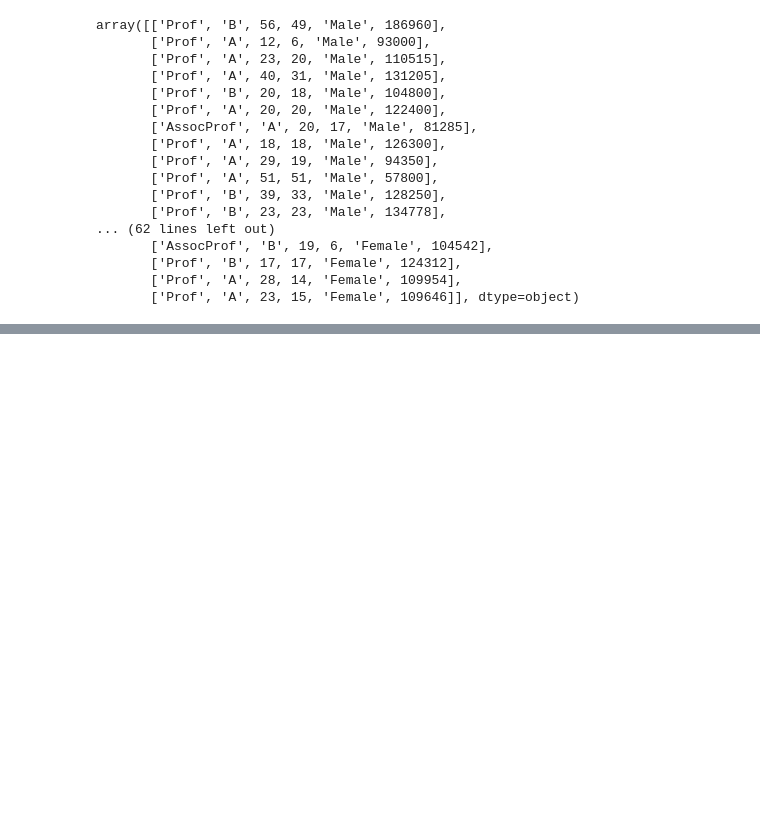
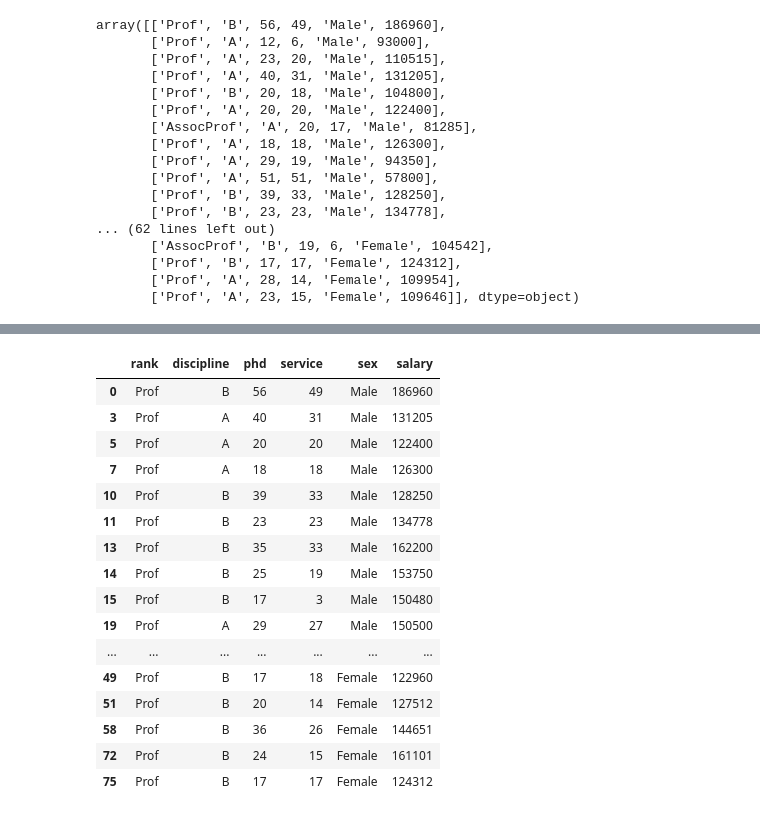
Before and after one commit to rahulsait/ExcelR-codes, a Jupyter notebook: PANDAS.ipynb, the cells around one changed output, grey strips where cells are left out. Saved outputs shown, nothing was run; the diff lists cells and outputs as text; code cells hidden in the pictures; blank space fills up the shorter version.

```diff
--- a/PANDAS.ipynb
+++ b/PANDAS.ipynb
@@ -94,0 +563,20 @@ array([['Prof', 'B', 56, 49, 'Male', 186960],
+# %%
+df[df["salary"] > 120000] # returns all True values
+# %% [output]
+|  | rank | discipline | phd | service | sex | salary |
+| 0 | Prof | B | 56 | 49 | Male | 186960 |
+| 3 | Prof | A | 40 | 31 | Male | 131205 |
+| 5 | Prof | A | 20 | 20 | Male | 122400 |
+| 7 | Prof | A | 18 | 18 | Male | 126300 |
+| 10 | Prof | B | 39 | 33 | Male | 128250 |
+| 11 | Prof | B | 23 | 23 | Male | 134778 |
+| 13 | Prof | B | 35 | 33 | Male | 162200 |
+| 14 | Prof | B | 25 | 19 | Male | 153750 |
+| 15 | Prof | B | 17 | 3 | Male | 150480 |
+| 19 | Prof | A | 29 | 27 | Male | 150500 |
+| ... | ... | ... | ... | ... | ... | ... |
+| 49 | Prof | B | 17 | 18 | Female | 122960 |
+| 51 | Prof | B | 20 | 14 | Female | 127512 |
+| 58 | Prof | B | 36 | 26 | Female | 144651 |
+| 72 | Prof | B | 24 | 15 | Female | 161101 |
+| 75 | Prof | B | 17 | 17 | Female | 124312 |
```
Also changed, not shown: parts of 92 cells of this notebook.
